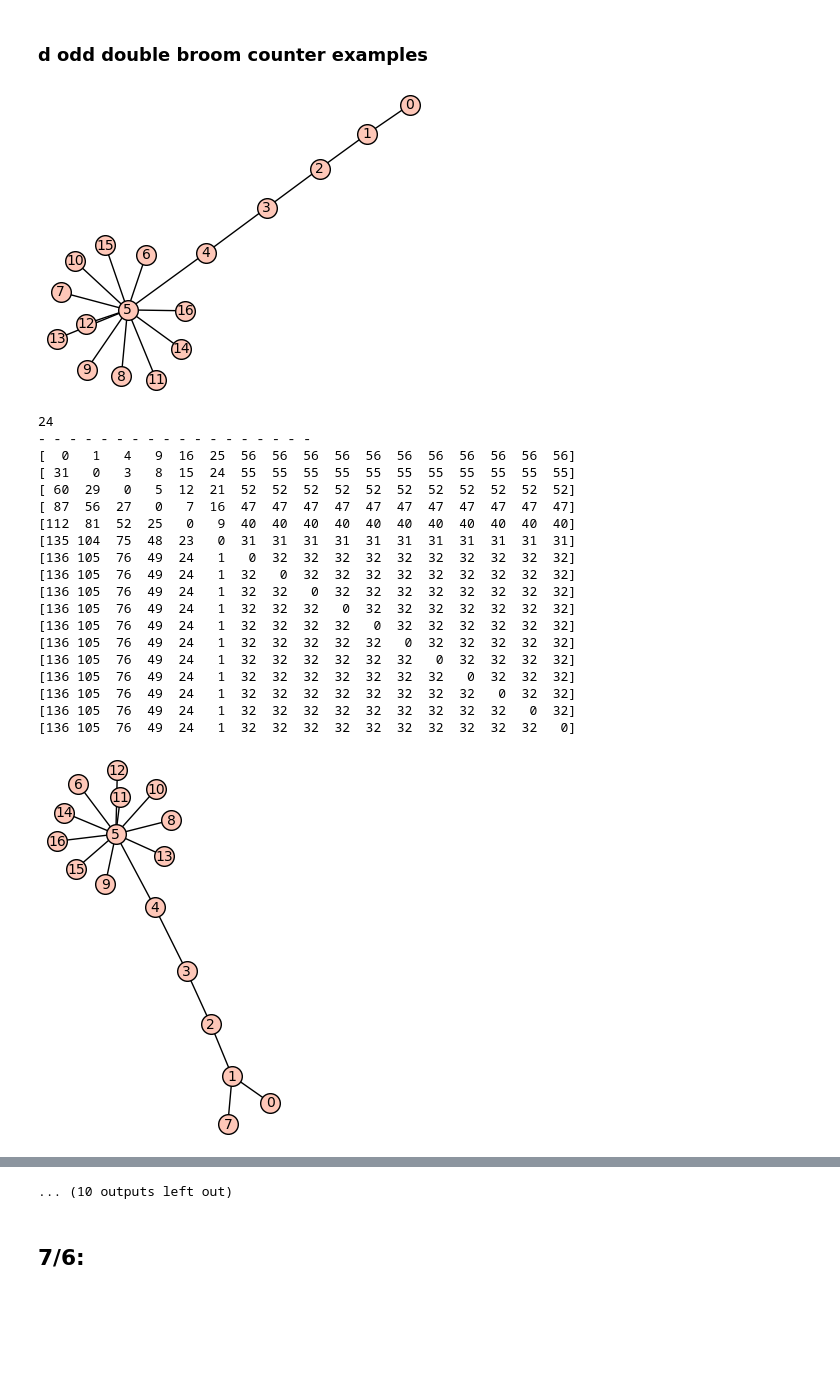
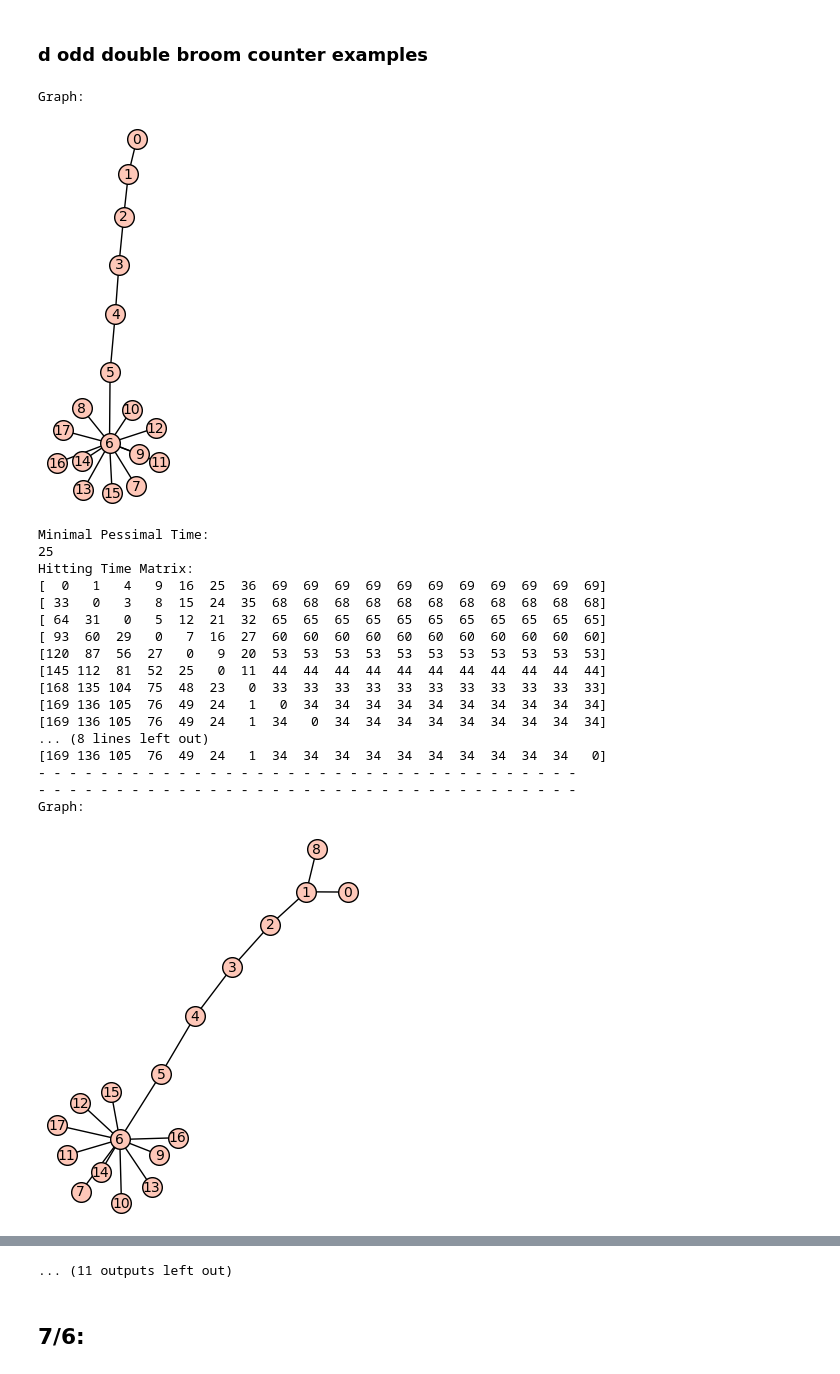
Before and after one commit to Sniggiho/myx, a Jupyter notebook: DailyScratchWork.ipynb, the cells around one changed output, grey strips where cells are left out. Drawn from its saved outputs; the diff is of its cells as text; code cells hidden in the pictures; blank space fills up the shorter version.

```diff
--- a/DailyScratchWork.ipynb
+++ b/DailyScratchWork.ipynb
@@ -5,33 +424,36 @@
 # %% [markdown]
 ### d odd double broom counter examples
 # %%
-for i in range(1,15):
-    for j in range(1,15):
+for i in range(1,25):
+    for j in range(1,25):
         if i + j == 12:
-                A = double_broom_constructor(6, i,j)
+                A = double_broom_constructor(7, i,j)
+                print("Graph: ")
                 A.show()
+                print("Minimal Pessimal Time:")
                 print(min_pessimal(A))
-                print("- - - - - - - - - - - - - - - - - -")
+                print("Hitting Time Matrix:")
                 print(hitting_time_matrix(A))
+                print("- - - - - - - - - - - - - - - - - - - - - - - - - - - - - - - - - - -")
+                print("- - - - - - - - - - - - - - - - - - - - - - - - - - - - - - - - - - -")
 # %% [output]
+Graph:
-[figure, old version]
+[figure, new version]
-24
-- - - - - - - - - - - - - - - - - -
-[  0   1   4   9  16  25  56  56  56  56  56  56  56  56  56  56  56]
-[ 31   0   3   8  15  24  55  55  55  55  55  55  55  55  55  55  55]
-[ 60  29   0   5  12  21  52  52  52  52  52  52  52  52  52  52  52]
-[ 87  56  27   0   7  16  47  47  47  47  47  47  47  47  47  47  47]
-[112  81  52  25   0   9  40  40  40  40  40  40  40  40  40  40  40]
-[135 104  75  48  23   0  31  31  31  31  31  31  31  31  31  31  31]
-[136 105  76  49  24   1   0  32  32  32  32  32  32  32  32  32  32]
-[136 105  76  49  24   1  32   0  32  32  32  32  32  32  32  32  32]
-[136 105  76  49  24   1  32  32   0  32  32  32  32  32  32  32  32]
-[136 105  76  49  24   1  32  32  32   0  32  32  32  32  32  32  32]
-[136 105  76  49  24   1  32  32  32  32   0  32  32  32  32  32  32]
-[136 105  76  49  24   1  32  32  32  32  32   0  32  32  32  32  32]
-[136 105  76  49  24   1  32  32  32  32  32  32   0  32  32  32  32]
-[136 105  76  49  24   1  32  32  32  32  32  32  32   0  32  32  32]
-[136 105  76  49  24   1  32  32  32  32  32  32  32  32   0  32  32]
-[136 105  76  49  24   1  32  32  32  32  32  32  32  32  32   0  32]
-[136 105  76  49  24   1  32  32  32  32  32  32  32  32  32  32   0]
+Minimal Pessimal Time:
+25
+Hitting Time Matrix:
+[  0   1   4   9  16  25  36  69  69  69  69  69  69  69  69  69  69  69]
+[ 33   0   3   8  15  24  35  68  68  68  68  68  68  68  68  68  68  68]
+[ 64  31   0   5  12  21  32  65  65  65  65  65  65  65  65  65  65  65]
+[ 93  60  29   0   7  16  27  60  60  60  60  60  60  60  60  60  60  60]
+[120  87  56  27   0   9  20  53  53  53  53  53  53  53  53  53  53  53]
+[145 112  81  52  25   0  11  44  44  44  44  44  44  44  44  44  44  44]
+[168 135 104  75  48  23   0  33  33  33  33  33  33  33  33  33  33  33]
+[169 136 105  76  49  24   1   0  34  34  34  34  34  34  34  34  34  34]
+[169 136 105  76  49  24   1  34   0  34  34  34  34  34  34  34  34  34]
+... (8 lines left out)
+[169 136 105  76  49  24   1  34  34  34  34  34  34  34  34  34  34   0]
+- - - - - - - - - - - - - - - - - - - - - - - - - - - - - - - - - - -
+- - - - - - - - - - - - - - - - - - - - - - - - - - - - - - - - - - -
+Graph:
-[figure, old version]
+[figure, new version]
@@ -137,4 +532,4 @@ for i in range(1,15):
-... (10 outputs left out)
+... (11 outputs left out)
 # %% [markdown]
 ## 7/6:
 # %% [markdown]
```
Also changed, not shown: parts of 11 cells of this notebook.
